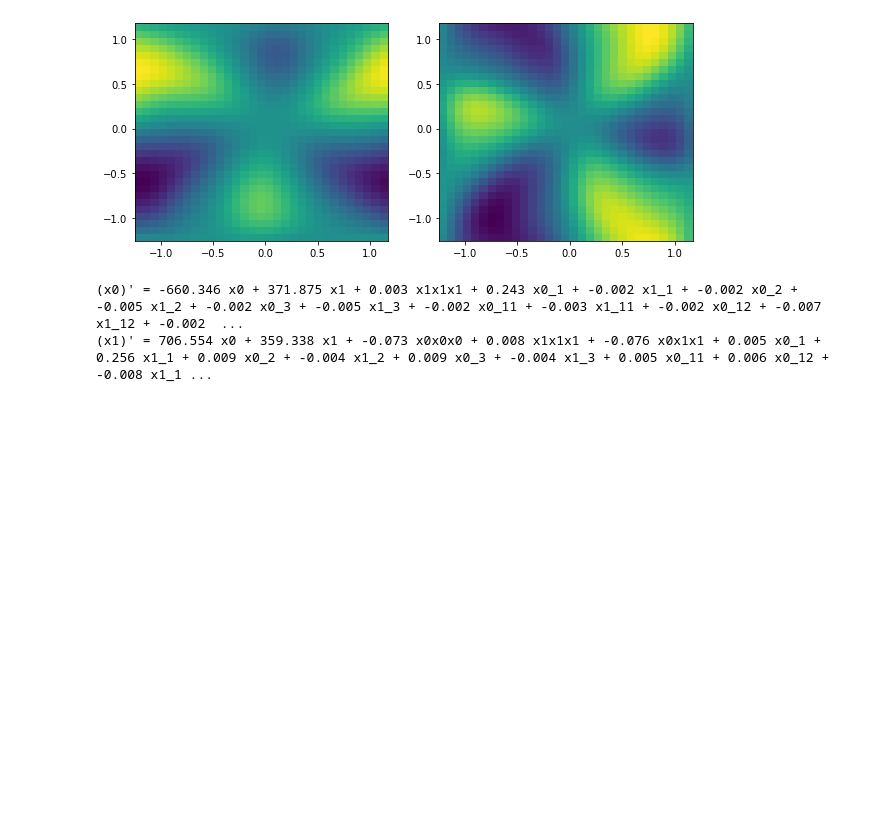
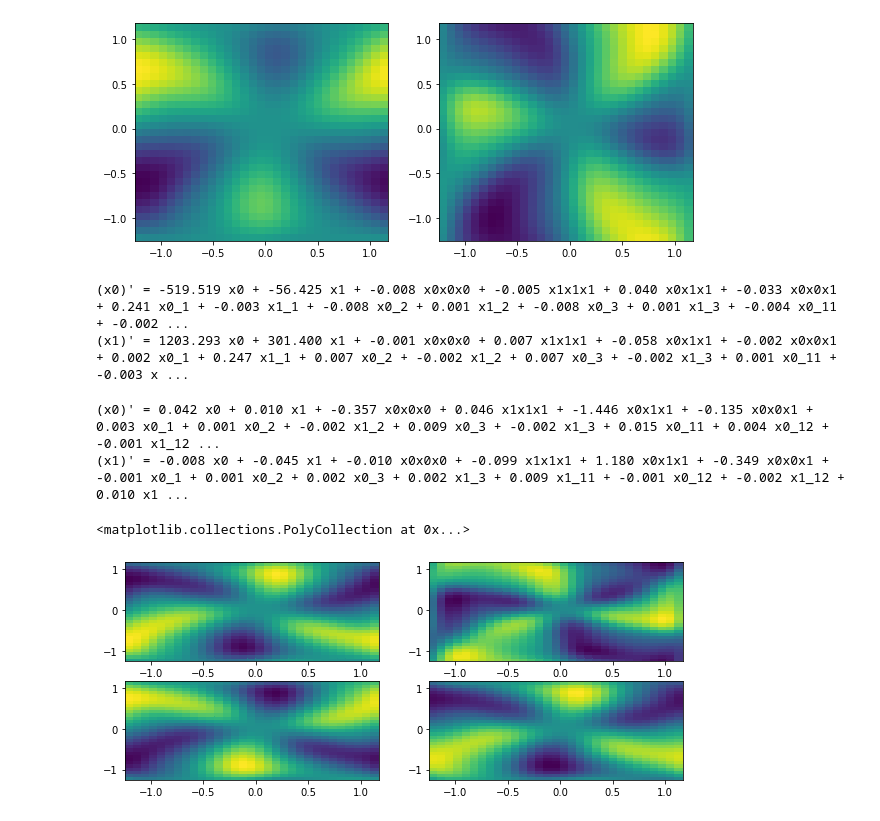
Before and after one commit to dynamicslab/pysindy, a Jupyter notebook: examples/12_weakform_SINDy_examples.ipynb, the cells around one changed output. Saved outputs shown, nothing was run; the diff lists cells and outputs as text; code cells hidden in the pictures; blank space fills up the shorter version.

Commit message:
Finished weak form example for now.

```diff
--- a/examples/12_weakform_SINDy_examples.ipynb
+++ b/examples/12_weakform_SINDy_examples.ipynb
@@ -882,7 +882,13 @@ time = t
 u = np.zeros((n, n, n, len(time), 2))
 u[:, :, :, :, 0] = u_sol
 u[:, :, :, :, 1] = v_sol
+u_dot = np.zeros((n, n, n, len(t), 2))
+for i in range(n):
+    for j in range(n):
+        for k in range(n):
+            u_dot[i, j, k, :, :] = ps.FiniteDifference()._differentiate(u[i, j, k, :, :], dt)
 u_flattened = np.reshape(u, (N * len(time), 2))
+u_dot_flattened = np.reshape(u_dot, (N * len(time), 2))
 
 # Odd polynomial terms in (u, v), up to second order derivatives in (u, v)
 library_functions = [lambda x: x, lambda x: x * x * x, lambda x, y: x * y * y, lambda x, y: x * x * y]
@@ -895,21 +901,50 @@ spatial_grid = np.transpose(spatial_grid, axes=[1, 2, 3, 0])
 pde_lib = ps.PDELibrary(library_functions=library_functions,
                         function_names=library_function_names,
                         derivative_order=2, spatial_grid=spatial_grid,
-                        temporal_grid=time, include_bias=False, K=30,
+                        temporal_grid=time, include_bias=False, K=100,
                         is_uniform=True, weak_form=True,
                         num_pts_per_domain=20,
                         include_interaction=False)
 u_dot_integral = convert_u_dot_3D(u, time, pde_lib)
 # %%
 # Fit the 3D reaction-diffusion equation
-optimizer = ps.SR3(threshold=1e-6, normalize_columns=True)
+optimizer = ps.SR3(threshold=1e-8, normalize_columns=True)
 model = ps.SINDy(feature_library=pde_lib, optimizer=optimizer)
 model.fit(u_flattened, x_dot=u_dot_integral)
 model.print()
+coefs = optimizer.coef_
 
 # Note the fit here is really bad... this is because K and num_pts_per_domain need to be
 # larger for an accurate fit, but we are constrained by the heavy memory usage. Reducing the
 # memory use in the code is a good place for future improvements.
 # %% [output]
-(x0)' = -660.346 x0 + 371.875 x1 + 0.003 x1x1x1 + 0.243 x0_1 + -0.002 x1_1 + -0.002 x0_2 + -0.005 x1_2 + -0.002 x0_3 + -0.005 x1_3 + -0.002 x0_11 + -0.003 x1_11 + -0.002 x0_12 + -0.007 x1_12 + -0.002  ...
-(x1)' = 706.554 x0 + 359.338 x1 + -0.073 x0x0x0 + 0.008 x1x1x1 + -0.076 x0x1x1 + 0.005 x0_1 + 0.256 x1_1 + 0.009 x0_2 + -0.004 x1_2 + 0.009 x0_3 + -0.004 x1_3 + 0.005 x0_11 + 0.006 x0_12 + -0.008 x1_1 ...
+(x0)' = -519.519 x0 + -56.425 x1 + -0.008 x0x0x0 + -0.005 x1x1x1 + 0.040 x0x1x1 + -0.033 x0x0x1 + 0.241 x0_1 + -0.003 x1_1 + -0.008 x0_2 + 0.001 x1_2 + -0.008 x0_3 + 0.001 x1_3 + -0.004 x0_11 + -0.002 ...
+(x1)' = 1203.293 x0 + 301.400 x1 + -0.001 x0x0x0 + 0.007 x1x1x1 + -0.058 x0x1x1 + -0.002 x0x0x1 + 0.002 x0_1 + 0.247 x1_1 + 0.007 x0_2 + -0.002 x1_2 + 0.007 x0_3 + -0.002 x1_3 + 0.001 x0_11 + -0.003 x ...
+# %%
+# Fit non-weak form model, use it to forecast the weak form model
+pde_lib.weak_form = False
+model = ps.SINDy(feature_library=pde_lib, optimizer=optimizer)
+model.fit(u_flattened, x_dot=u_dot_flattened)
+model.print()
+
+optimizer.coef_ = coefs
+# %% [output]
+(x0)' = 0.042 x0 + 0.010 x1 + -0.357 x0x0x0 + 0.046 x1x1x1 + -1.446 x0x1x1 + -0.135 x0x0x1 + 0.003 x0_1 + 0.001 x0_2 + -0.002 x1_2 + 0.009 x0_3 + -0.002 x1_3 + 0.015 x0_11 + 0.004 x0_12 + -0.001 x1_12 ...
+(x1)' = -0.008 x0 + -0.045 x1 + -0.010 x0x0x0 + -0.099 x1x1x1 + 1.180 x0x1x1 + -0.349 x0x0x1 + -0.001 x0_1 + 0.001 x0_2 + 0.002 x0_3 + 0.002 x1_3 + 0.009 x1_11 + -0.001 x0_12 + -0.002 x1_12 + 0.010 x1 ...
+# %%
+# Plot fits
+u_dot_pred = model.predict(u_dot_flattened)
+u_dot_pred = np.reshape(u_dot_pred, (n, n, n, len(time), 2))
+
+plt.figure(figsize=(10, 4))
+plt.subplot(2, 2, 1)
+plt.pcolor(X[:, :, 0], Y[:, :, 0], u_dot[:, :, 10, 10, 0])
+plt.subplot(2, 2, 2)
+plt.pcolor(X[:, :, 0], Y[:, :, 0], u_dot[:, :, 10, 10, 1])
+plt.subplot(2, 2, 3)
+plt.pcolor(X[:, :, 0], Y[:, :, 0], u_dot_pred[:, :, 10, 10, 0])
+plt.subplot(2, 2, 4)
+plt.pcolor(X[:, :, 0], Y[:, :, 0], u_dot_pred[:, :, 10, 10, 1])
+# %% [output]
+<matplotlib.collections.PolyCollection at 0x...>
+[figure, added]
```
